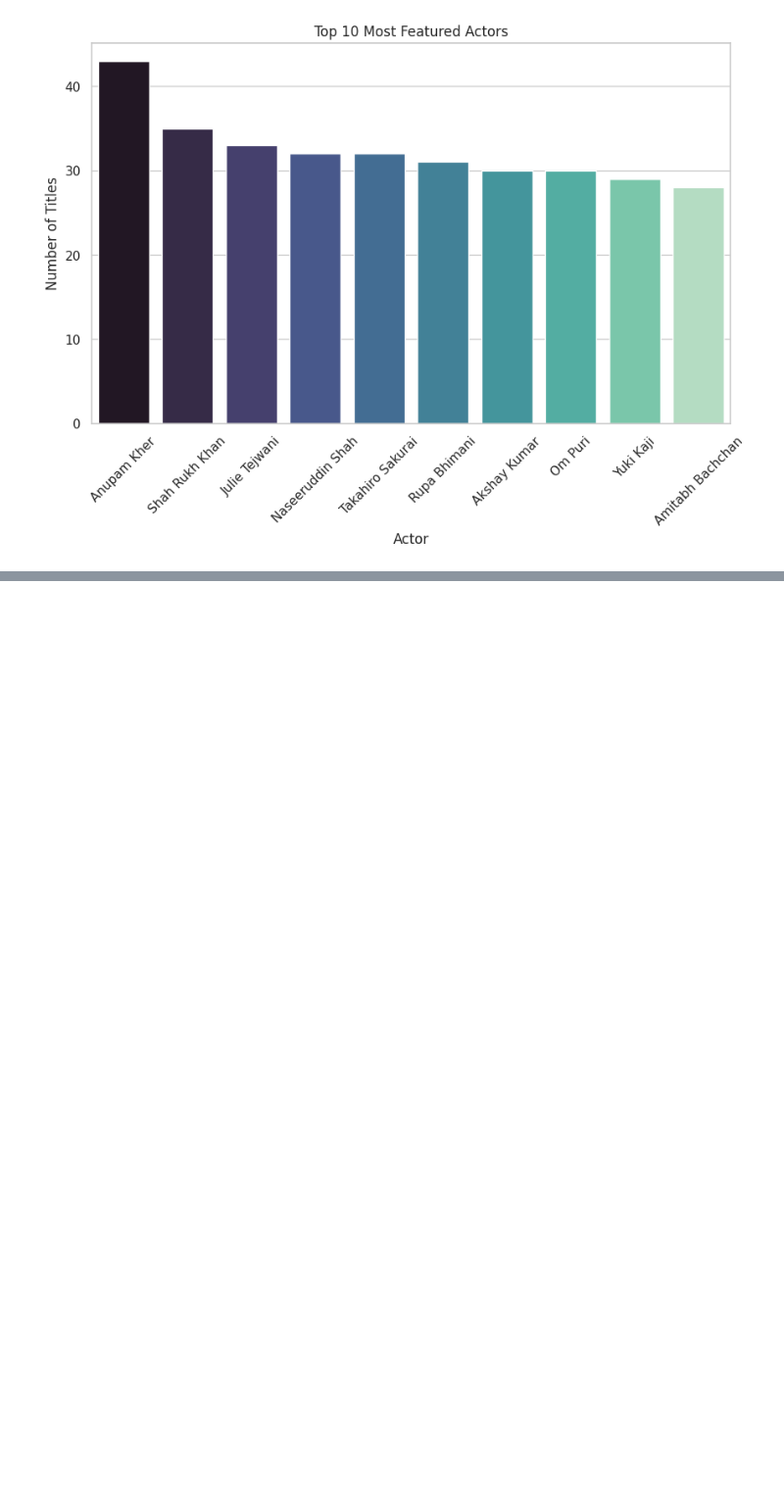
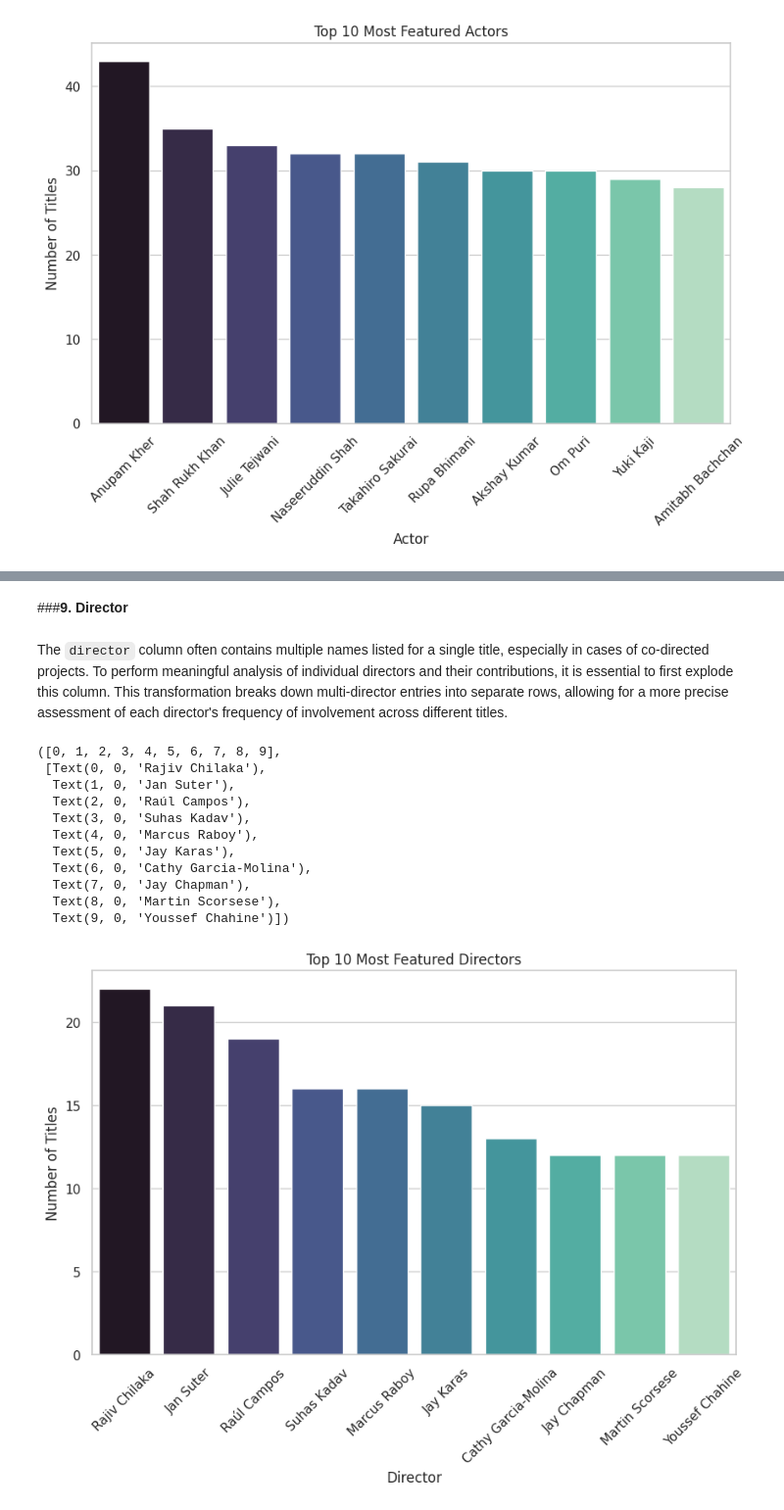
Before and after one commit to StacyChebet/Netflix-EDA, a Jupyter notebook: Netflix_Exploratory_Data_Analysis.ipynb, the cells around one changed output, grey strips where cells are left out. Shown at 98% size. Cells and saved outputs as stored; diff of their text form; code cells hidden in the pictures; blank space fills up the shorter version.

```diff
--- a/Netflix_Exploratory_Data_Analysis.ipynb
+++ b/Netflix_Exploratory_Data_Analysis.ipynb
@@ -614,0 +619,42 @@ plt.xticks(rotation=45)
+# %% [markdown]
+###**9. Director**
+# %% [markdown]
+The `director` column often contains multiple names listed for a single title, especially in cases of co-directed projects. To perform meaningful analysis of individual directors and their contributions, it is essential to first explode this column. This transformation breaks down multi-director entries into separate rows, allowing for a more precise assessment of each director's frequency of involvement across different titles.
+# %%
+#Making a copy of the original df
+df_exploded_director = df.copy()
+
+#Filtering out rows where director is 'Unknown'
+df_exploded_director = df_exploded_director[df_exploded_director['director'].str.strip().str.lower() != 'unknown']
+
+#Splitting 'director'by comma, handling NaNs
+df_exploded_director['director'] = df_exploded_director['director'].dropna().str.split(', ')
+
+#Exploding director
+director_exploded = df_exploded_director.explode('director')
+
+#Getting the top 10 most frequent director members
+top_10_director = director_exploded['director'].value_counts().head(10)
+
+#Converting the series to a DataFrame for plotting
+top_10_director_df = top_10_director.reset_index()
+top_10_director_df.columns = ['Director', 'Number of Titles']
+
+#Creating a bar plot
+plt.figure(figsize=(10,6))
+sns.barplot(x='Director', y='Number of Titles', hue='Director', data=top_10_director_df, palette='mako')
+plt.title('Top 10 Most Featured Directors')
+plt.xticks(rotation=45)
+# %% [output]
+([0, 1, 2, 3, 4, 5, 6, 7, 8, 9],
+ [Text(0, 0, 'Rajiv Chilaka'),
+  Text(1, 0, 'Jan Suter'),
+  Text(2, 0, 'Raúl Campos'),
+  Text(3, 0, 'Suhas Kadav'),
+  Text(4, 0, 'Marcus Raboy'),
+  Text(5, 0, 'Jay Karas'),
+  Text(6, 0, 'Cathy Garcia-Molina'),
+  Text(7, 0, 'Jay Chapman'),
+  Text(8, 0, 'Martin Scorsese'),
+  Text(9, 0, 'Youssef Chahine')])
+[figure, added]
```
Also changed, not shown: parts of 11 cells of this notebook.
